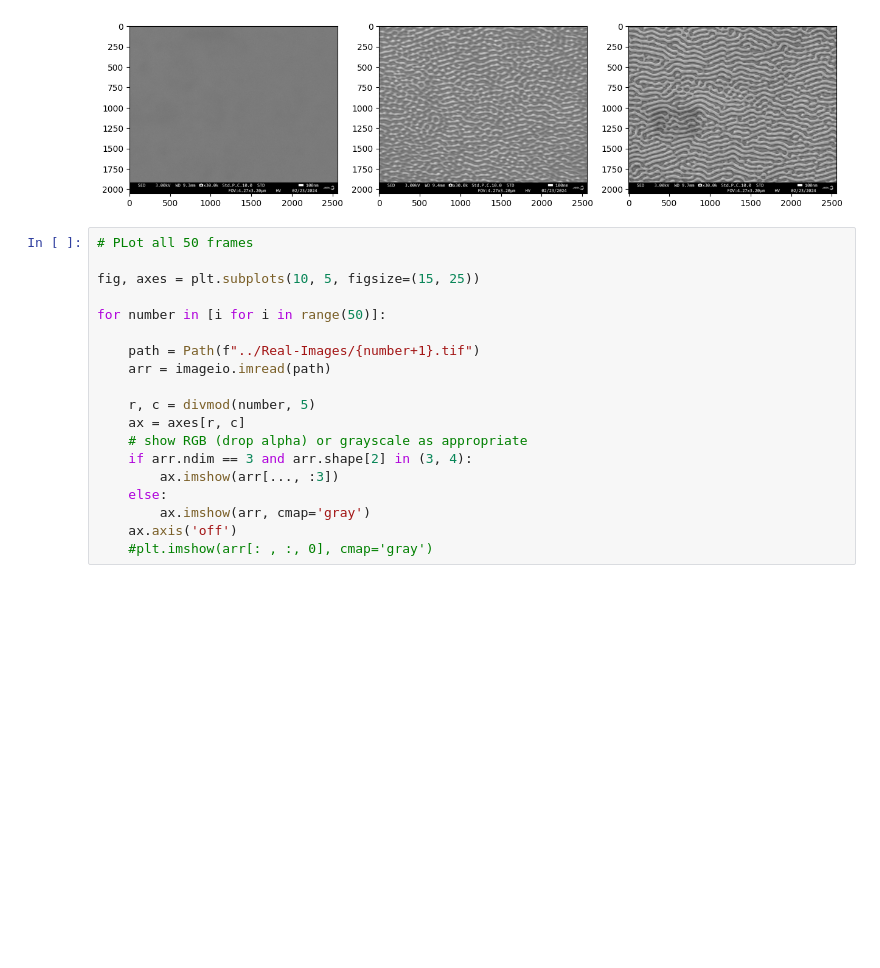
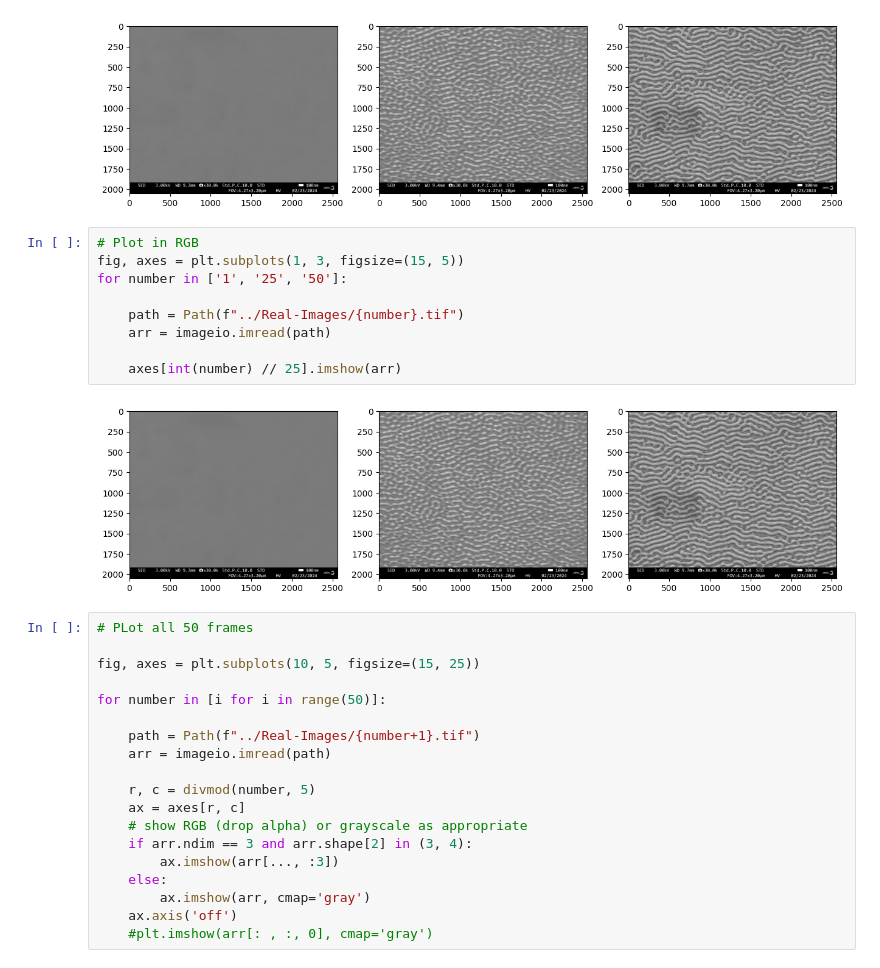
Before and after one commit to ChelsyMena/pde-discovery, a Jupyter notebook: chelsy/real_images.ipynb, the cells around one changed output. Drawn from its saved outputs; the diff is of its cells as text; blank space fills up the shorter version.

```diff
--- a/chelsy/real_images.ipynb
+++ b/chelsy/real_images.ipynb
@@ -28,6 +28,17 @@ for number in ['1', '25', '50']:
     #plt.imshow(arr[: , :, 0], cmap='gray')
 # %% [output]
 [figure]
+# %%
+# Plot in RGB
+fig, axes = plt.subplots(1, 3, figsize=(15, 5))
+for number in ['1', '25', '50']:
+
+    path = Path(f"../Real-Images/{number}.tif")
+    arr = imageio.imread(path)
+
+    axes[int(number) // 25].imshow(arr)
+# %% [output]
+[figure, added]
 # %%
 # PLot all 50 frames
 
```
Also changed, not shown: parts of 11 cells of this notebook, 26 other files.
